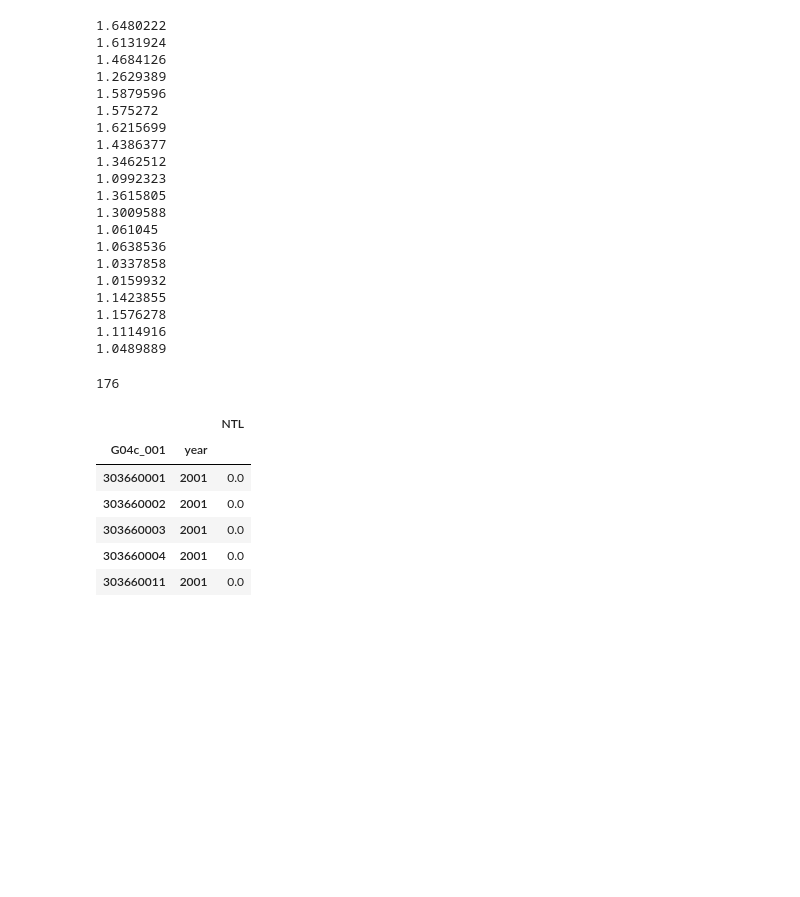
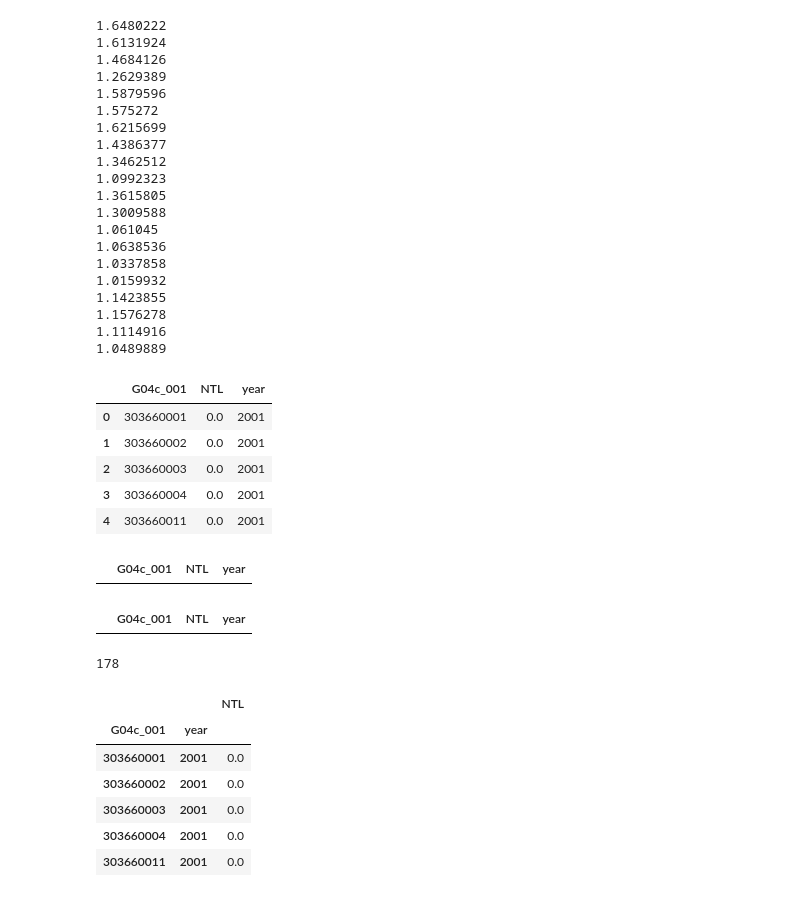
Before and after one commit to MichaelChaoLi-cpu/JapanPop, a Jupyter notebook: 01_PyCode/25_DW_NppNtlPrecipitationTemperature_v1.ipynb, the cells around one changed output. Saved outputs shown, nothing was run; the diff lists cells and outputs as text; code cells hidden in the pictures; blank space fills up the shorter version.

```diff
--- a/01_PyCode/25_DW_NppNtlPrecipitationTemperature_v1.ipynb
+++ b/01_PyCode/25_DW_NppNtlPrecipitationTemperature_v1.ipynb
@@ -336,9 +336,9 @@ FileExistsError: [WinError 183] 当文件已存在时，无法创建该文件。
 # %%
 def ntlExtraction(year, aimFolder, coords_extration):
     #This funciton is try to extract ntl
-    filename = aimFolder + "\\" + str(year) + ".zip"
-    with zipfile.ZipFile(filename, "r") as zip_ref:
-        zip_ref.extractall(aimFolder + "\\temp")
+    #filename = aimFolder + "\\" + str(year) + ".zip"
+    #with zipfile.ZipFile(filename, "r") as zip_ref:
+    #    zip_ref.extractall(aimFolder + "\\temp")
     aimRaster = glob.glob(aimFolder + "\\temp\\*" + str(year) + ".tif")
     aimRaster = aimRaster[0]
     rasterFile = rasterio.open(aimRaster)
@@ -359,6 +359,7 @@ import multiprocessing
 import numpy as np
 import glob
 
+coords_extration = gpd.read_file("F:/17_Article/01_Data/00_mesh/Mesh500/mergedPointMesh500m.shp")
 ntlResult = Parallel(n_jobs=2)(delayed(ntlExtraction)(int(year), aimFolder, coords_extration) for year in np.linspace(2002, 2020, 19))
 # %%
 ntlResult_2001 = ntlExtraction(int(2001), aimFolder, coords_extration)
@@ -506,6 +507,23 @@ print(ntlResult_2020["NTL"].mean())
 1.1576278
 1.1114916
 1.0489889
+# %%
+ntlResult_2001.head()
+# %% [output]
+|  | G04c_001 | NTL | year |
+| 0 | 303660001 | 0.0 | 2001 |
+| 1 | 303660002 | 0.0 | 2001 |
+| 2 | 303660003 | 0.0 | 2001 |
+| 3 | 303660004 | 0.0 | 2001 |
+| 4 | 303660011 | 0.0 | 2001 |
+# %%
+ntlResult_2002[pd.isna(ntlResult_2002["NTL"])].head()
+# %% [output]
+|  | G04c_001 | NTL | year |
+# %%
+longNtlDF[pd.isna(longNtlDF["NTL"])].head()
+# %% [output]
+|  | G04c_001 | NTL | year |
 # %%
 longNtlDF = pd.concat(
     [ntlResult_2001, ntlResult_2002, ntlResult_2003, ntlResult_2004, ntlResult_2005, ntlResult_2006, ntlResult_2007, ntlResult_2008,
@@ -537,7 +555,7 @@ del ntlResult_2020
 import gc
 gc.collect()
 # %% [output]
-176
+178
 # %%
 longNtlDF = longNtlDF.set_index(['G04c_001','year'])
 longNtlDF.head()
```
Also changed, not shown: parts of 16 cells of this notebook.
